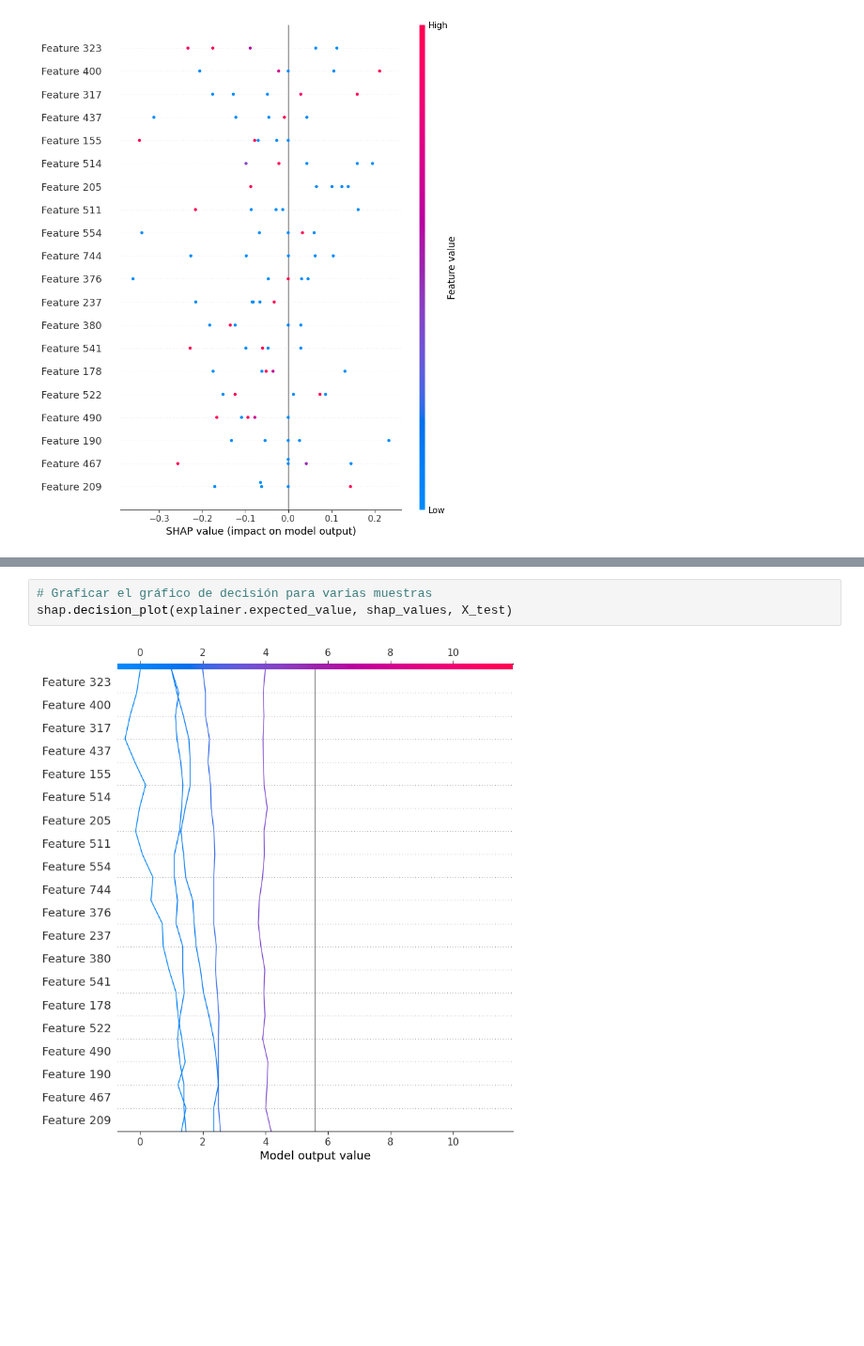
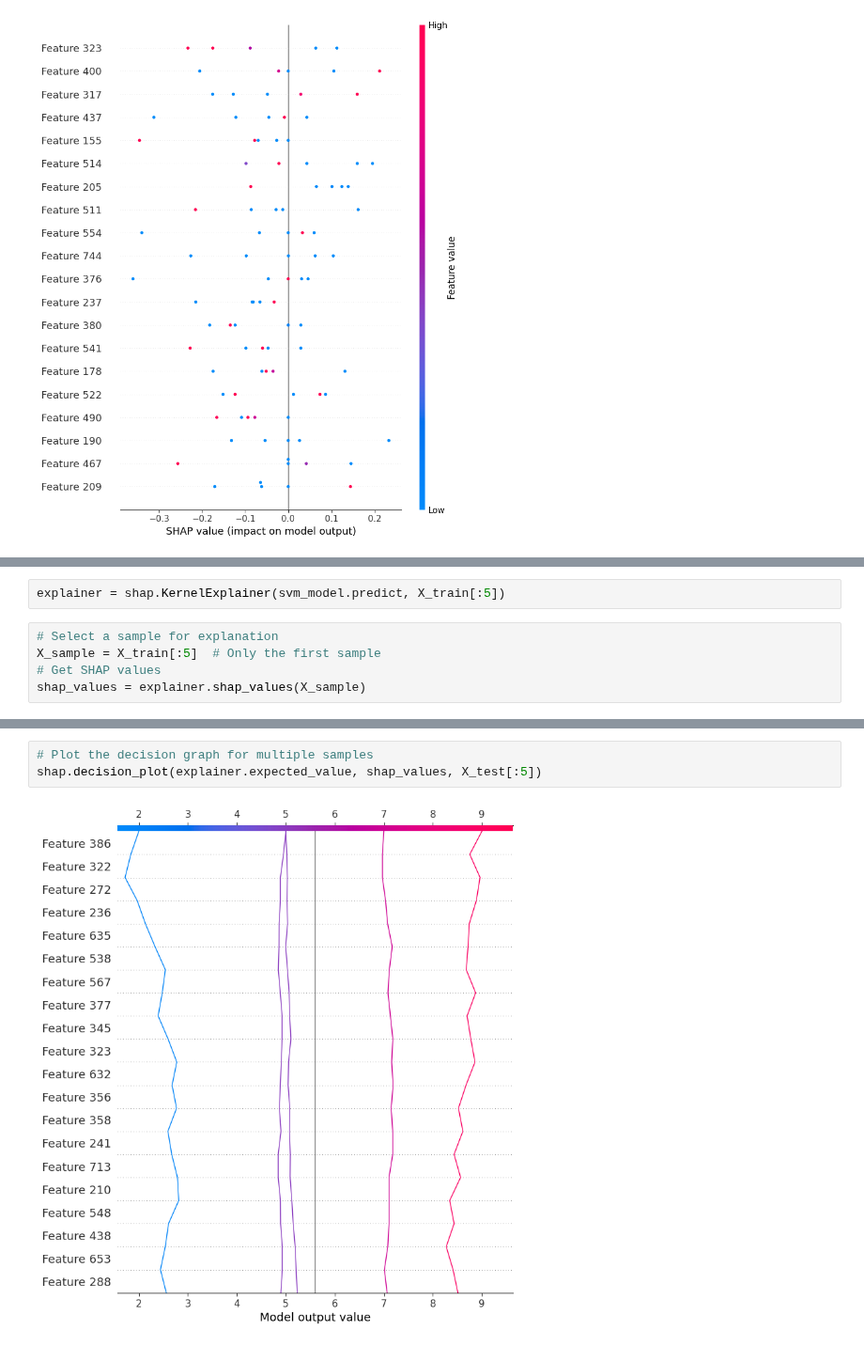
Before and after one commit to FrankYesid/Machine-Learning-ML-Guides, a Jupyter notebook: Classification/SVM/SVM_classification.ipynb, the cells around one changed output, grey strips where cells are left out. Shown at 94% size. Saved outputs shown, nothing was run; the diff lists cells and outputs as text; blank space fills up the shorter version.

```diff
--- a/Classification/SVM/SVM_classification.ipynb
+++ b/Classification/SVM/SVM_classification.ipynb
@@ -192 +178,8 @@ shap_values = explainer.shap_values(X_sample)
+# %%
+explainer = shap.KernelExplainer(svm_model.predict, X_train[:5])
+# %%
+# Select a sample for explanation
+X_sample = X_train[:5]  # Only the first sample
+# Get SHAP values
+shap_values = explainer.shap_values(X_sample)
 # %%
@@ -195,5 +190,5 @@ shap.waterfall_plot(shap.Explanation(values=shap_values[0], base_values=explaine
 # %%
-# Graficar el gráfico de decisión para varias muestras
-shap.decision_plot(explainer.expected_value, shap_values, X_test)
+# Plot the decision graph for multiple samples
+shap.decision_plot(explainer.expected_value, shap_values, X_test[:5])
 # %% [output]
-[figure, old version]
+[figure, new version]
```
Also changed, not shown: parts of 6 cells of this notebook.
